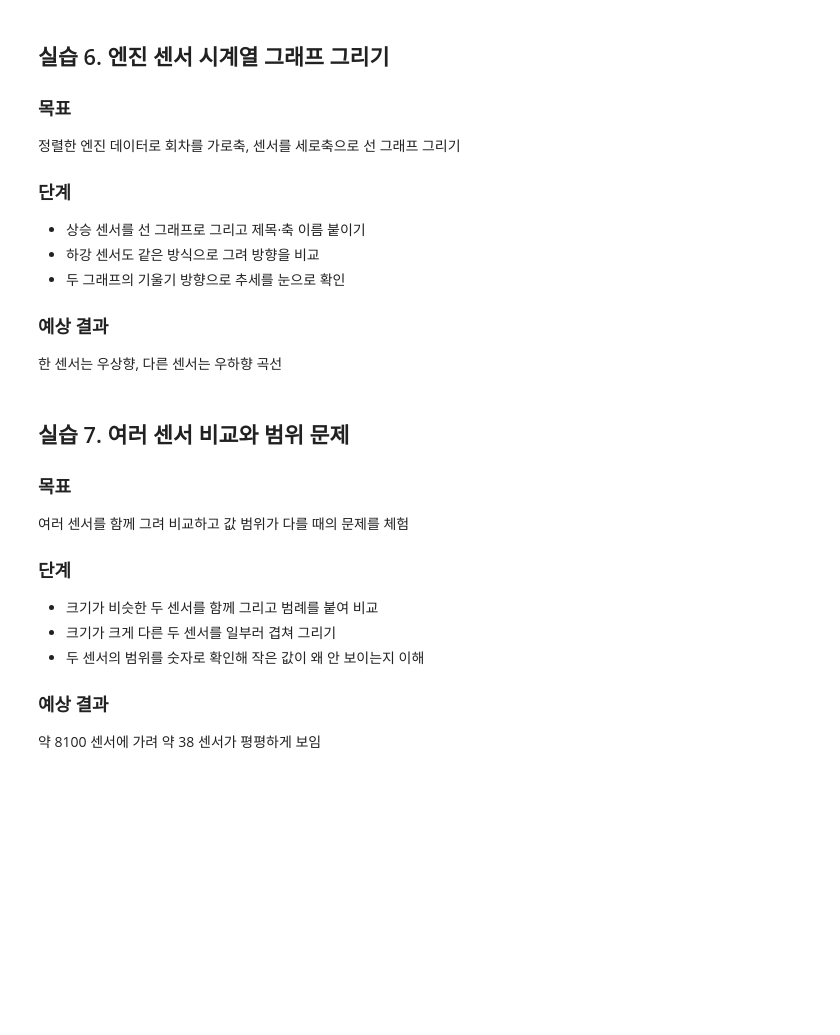
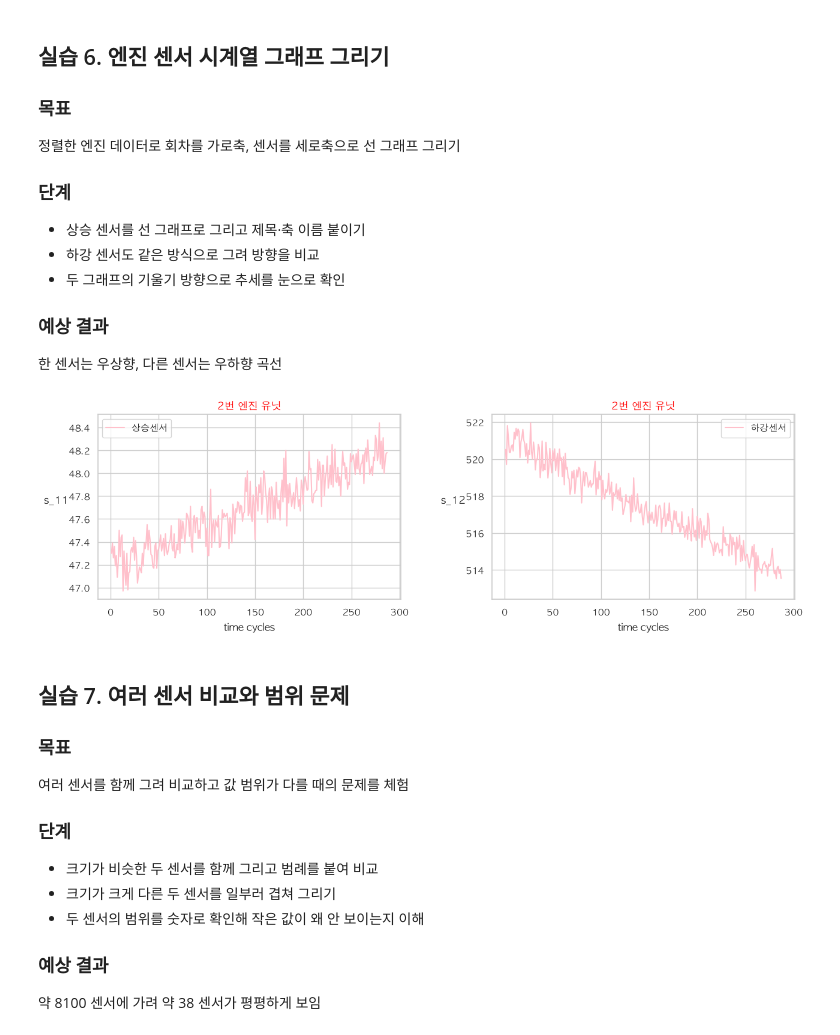
Before and after one commit to sssssumini/2026_KNewDeal_AI_Data_Analysis, a Jupyter notebook: 27_TimeSeriesData.ipynb, the cells around one changed output. Saved outputs shown, nothing was run; the diff lists cells and outputs as text; code cells hidden in the pictures; blank space fills up the shorter version.

Commit message:
260828 Study : TimeSeries Data Analysis

```diff
--- a/27_TimeSeriesData.ipynb
+++ b/27_TimeSeriesData.ipynb
@@ -150,3 +186,11 @@ s_13 0.076
 - 첫 값과 끝 값을 비교해 상승인지 하강인지 판정
 ### 예상 결과
 한 센서는 47.30에서 48.18로 상승, 다른 센서는 하강
+# %%
+engine_sorted = df[df["unit_nr"] == 2].sort_values("time_cycles")
+print(engine_sorted.head(2))
+
+# 상승 센서 : s_11 / 하강센서 : s_7
+
+print(engine_sorted[["time_cycles","s_11", "s_7"]].head())
+print(engine_sorted[["time_cycles","s_11", "s_7"]].tail())
@@ -160,6 +230,30 @@ s_13 0.076
 - 두 그래프의 기울기 방향으로 추세를 눈으로 확인
 ### 예상 결과
 한 센서는 우상향, 다른 센서는 우하향 곡선
+# %%
+# 상승 센서 : s_11 / 하강센서 : s_7, s_12
+
+plt.figure(figsize=(15,4))
+plt.subplots_adjust(wspace=0.3)
+
+plt.subplot(1, 2, 1)
+plt.title("2번 엔진 유닛", color = "red")
+plt.plot(engine_sorted["time_cycles"], engine_sorted["s_11"], label = "상승센서", color = "pink")
+plt.xlabel("time cycles")
+plt.ylabel("s_11", rotation = 0, labelpad=15)
+plt.legend()
+
+plt.subplot(1, 2, 2)
+plt.title("2번 엔진 유닛", color = "red")
+plt.plot(engine_sorted["time_cycles"], engine_sorted["s_12"], label = "하강센서", color = "pink")
+plt.xlabel("time cycles")
+plt.ylabel("s_12", rotation = 0, labelpad=15)
+plt.legend()
+
+
+plt.show()
+# %% [output]
+[figure, added]
 # %% [markdown]
 ## 실습 7. 여러 센서 비교와 범위 문제
 ### 목표
```
Also changed, not shown: parts of 65 cells of this notebook.
